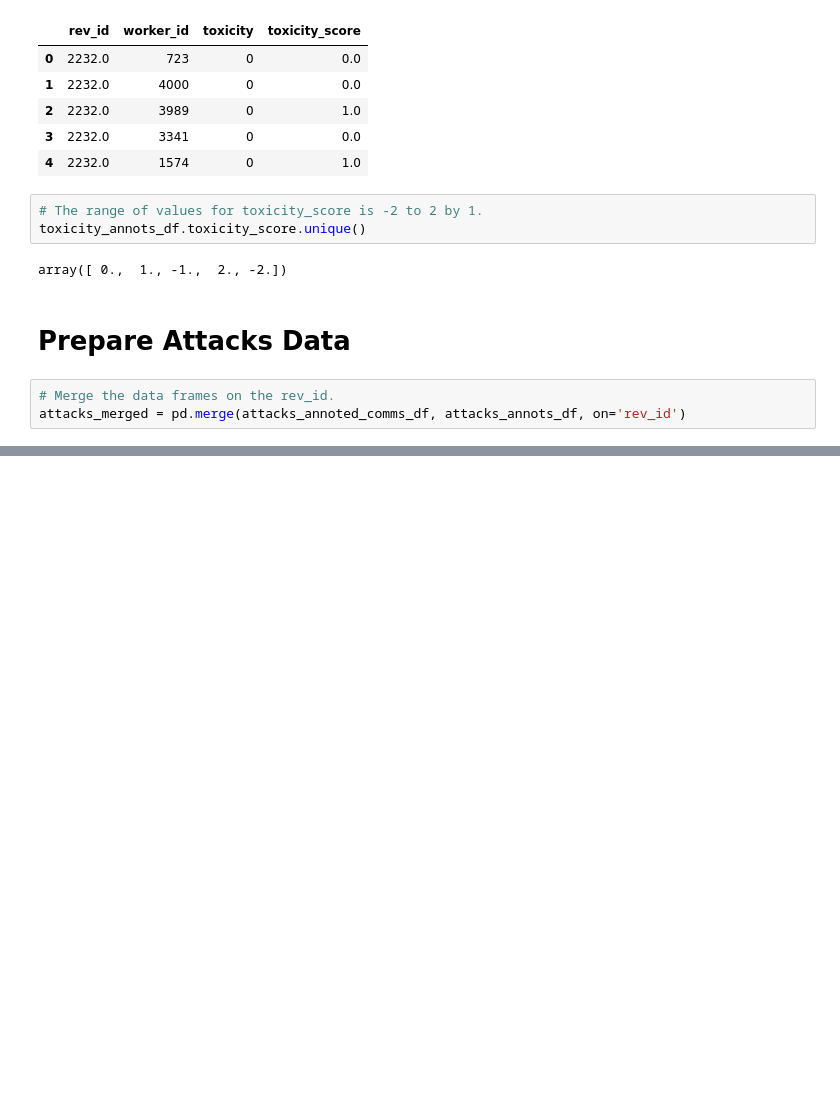
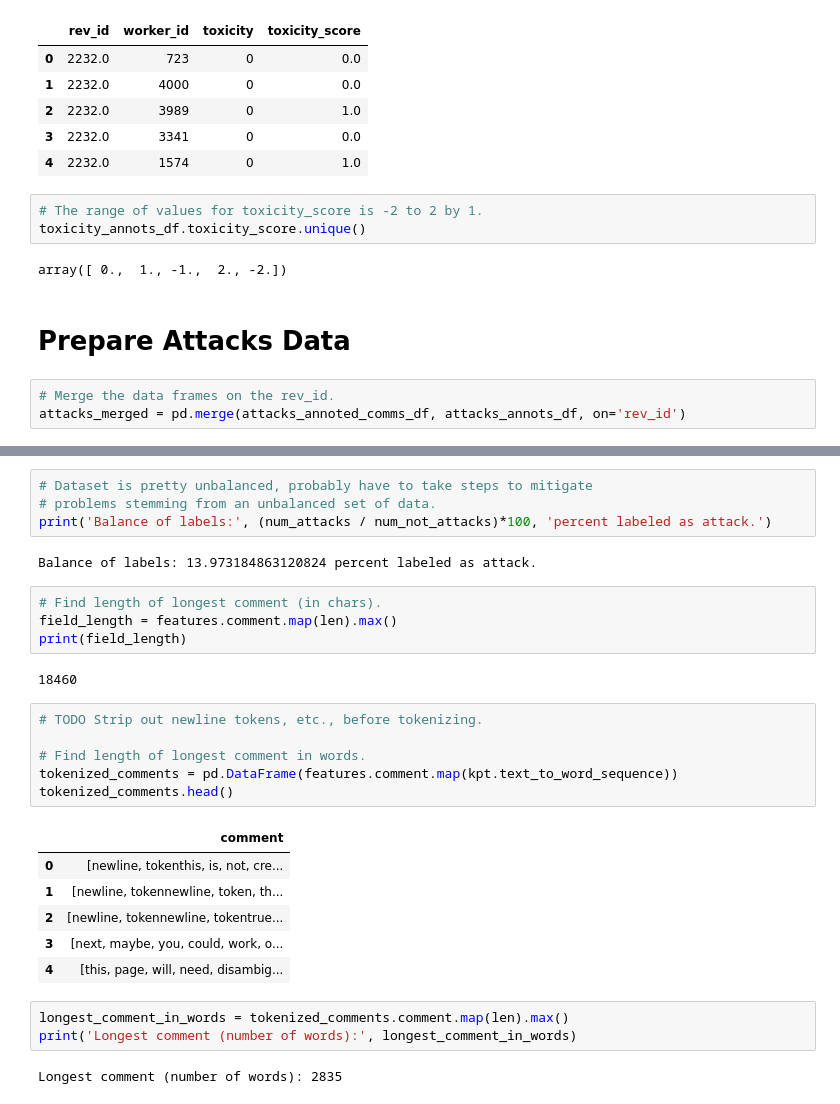
Before and after one commit to EngJay/Wikimedia-Toxicity-Text-Classification, a Jupyter notebook: notebooks/data_exploration/Exploring-the-Raw-Data.ipynb, the cells around one changed output, grey strips where cells are left out. Drawn from its saved outputs; the diff is of its cells as text; blank space fills up the shorter version.

```diff
--- a/notebooks/data_exploration/Exploring-the-Data.ipynb
+++ b/notebooks/data_exploration/Exploring-the-Raw-Data.ipynb
@@ -218,0 +291,30 @@ array([1362, 2408, 1493, ..., 4049, 1178, 4050])
+# %%
+# Dataset is pretty unbalanced, probably have to take steps to mitigate
+# problems stemming from an unbalanced set of data.
+print('Balance of labels:', (num_attacks / num_not_attacks)*100, 'percent labeled as attack.')
+# %% [output]
+Balance of labels: 13.973184863120824 percent labeled as attack.
+# %%
+# Find length of longest comment (in chars).
+field_length = features.comment.map(len).max()
+print(field_length)
+# %% [output]
+18460
+# %%
+# TODO Strip out newline tokens, etc., before tokenizing.
+
+# Find length of longest comment in words.
+tokenized_comments = pd.DataFrame(features.comment.map(kpt.text_to_word_sequence))
+tokenized_comments.head()
+# %% [output]
+|  | comment |
+| 0 | [newline, tokenthis, is, not, cre... |
+| 1 | [newline, tokennewline, token, th... |
+| 2 | [newline, tokennewline, tokentrue... |
+| 3 | [next, maybe, you, could, work, o... |
+| 4 | [this, page, will, need, disambig... |
+# %%
+longest_comment_in_words = tokenized_comments.comment.map(len).max()
+print('Longest comment (number of words):', longest_comment_in_words)
+# %% [output]
+Longest comment (number of words): 2835
```
Also changed, not shown: parts of 10 cells of this notebook, 6 other files.
